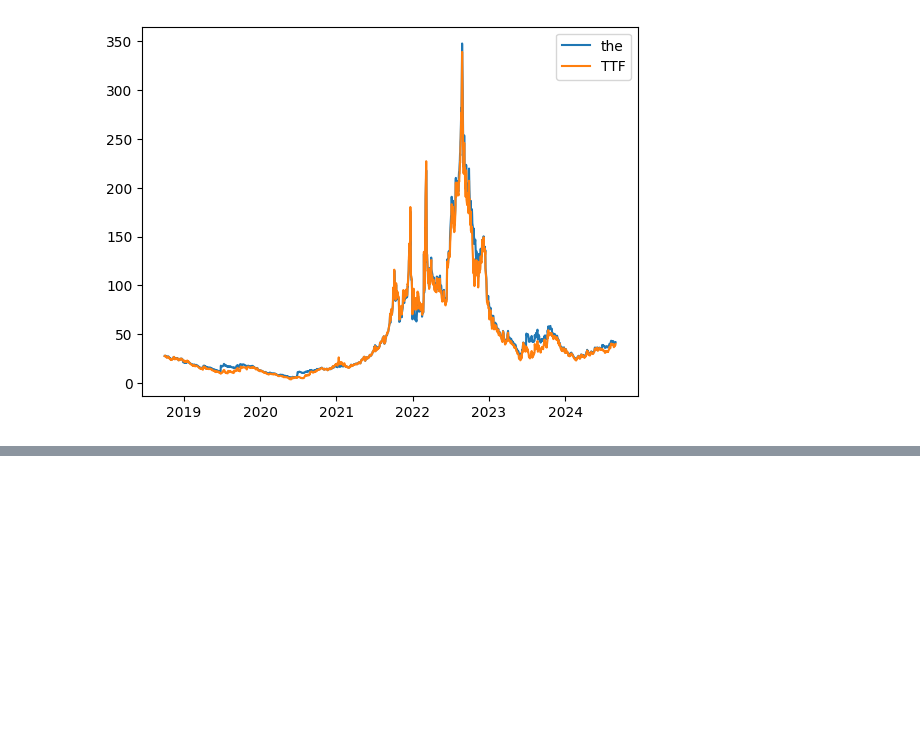
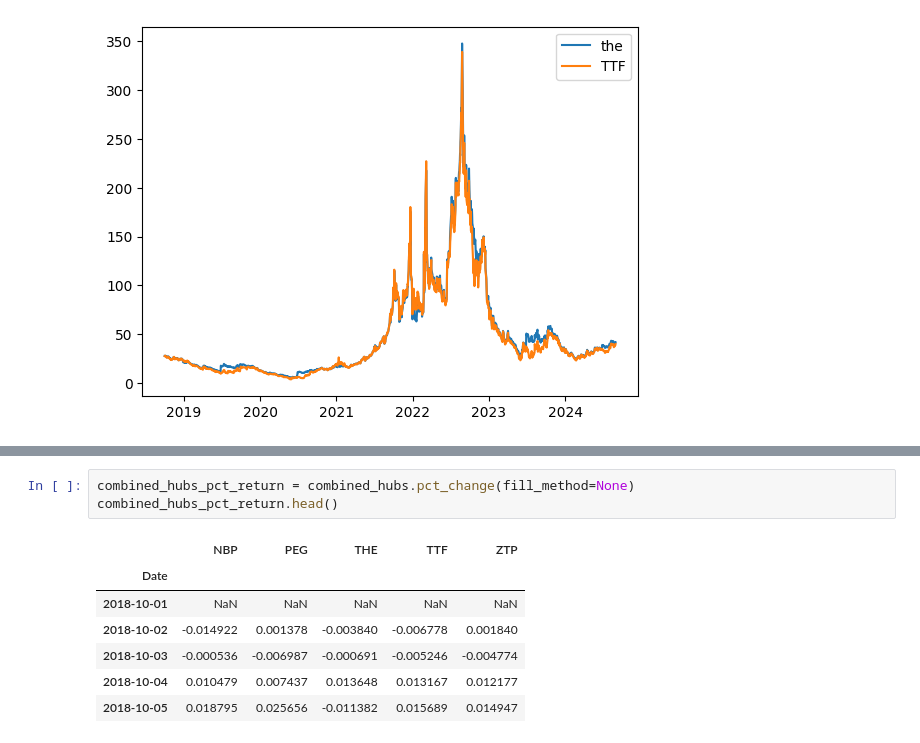
Before and after one commit to sindrjha/statistical-arbitrage, a Jupyter notebook: data_alignment.ipynb, the cells around one changed output, grey strips where cells are left out. Drawn from its saved outputs; the diff is of its cells as text; blank space fills up the shorter version.

Commit message:
added pct return

```diff
--- a/data_alignment.ipynb
+++ b/data_alignment.ipynb
@@ -99,0 +121,11 @@ plt.show()
+# %%
+combined_hubs_pct_return = combined_hubs.pct_change(fill_method=None)
+combined_hubs_pct_return.head()
+# %% [output]
+|  | NBP | PEG | THE | TTF | ZTP |
+| Date |  |  |  |  |  |
+| 2018-10-01 | NaN | NaN | NaN | NaN | NaN |
+| 2018-10-02 | -0.014922 | 0.001378 | -0.003840 | -0.006778 | 0.001840 |
+| 2018-10-03 | -0.000536 | -0.006987 | -0.000691 | -0.005246 | -0.004774 |
+| 2018-10-04 | 0.010479 | 0.007437 | 0.013648 | 0.013167 | 0.012177 |
+| 2018-10-05 | 0.018795 | 0.025656 | -0.011382 | 0.015689 | 0.014947 |
```
Also changed, not shown: parts of 3 cells of this notebook, 1 other file.
